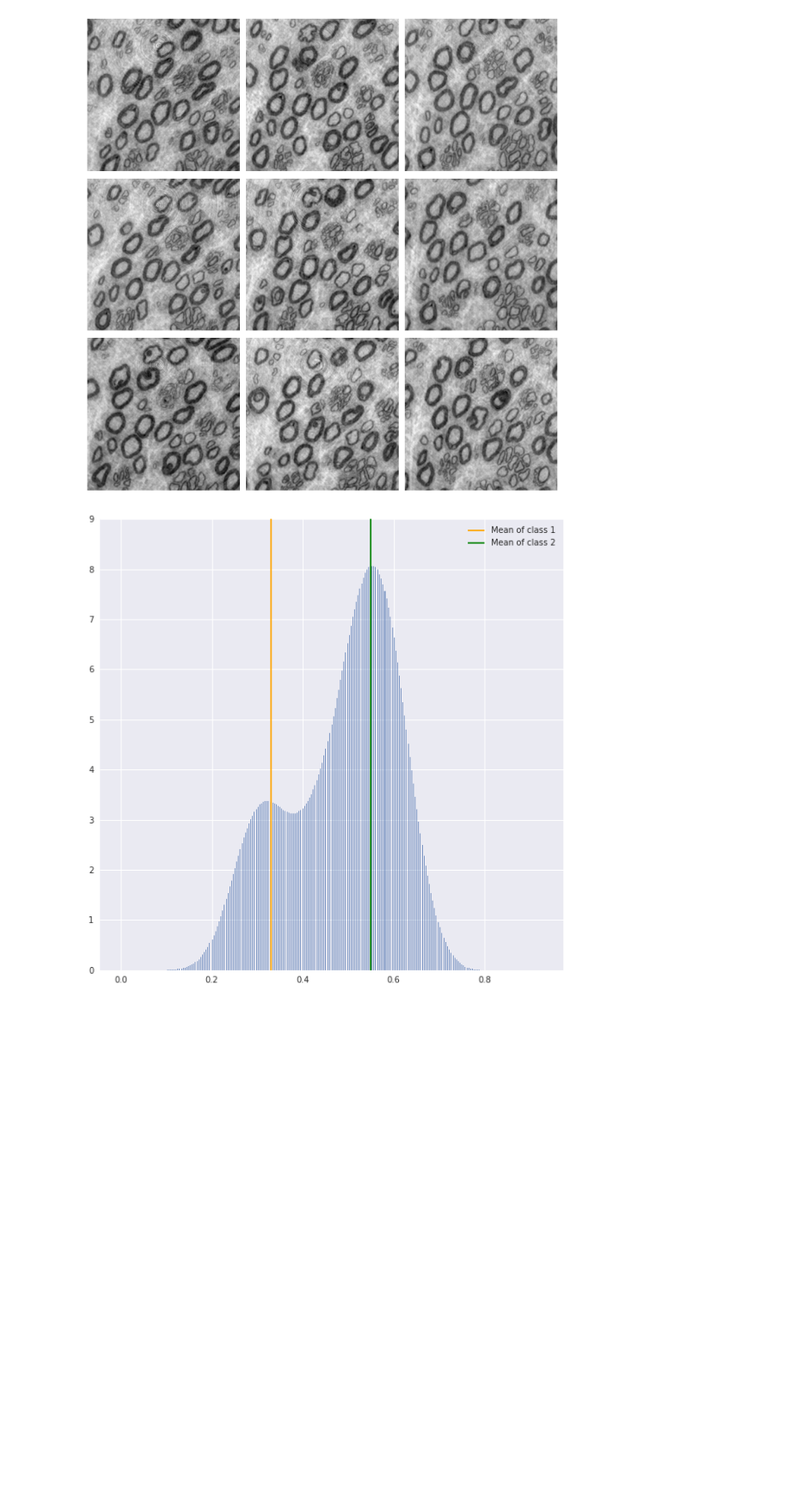
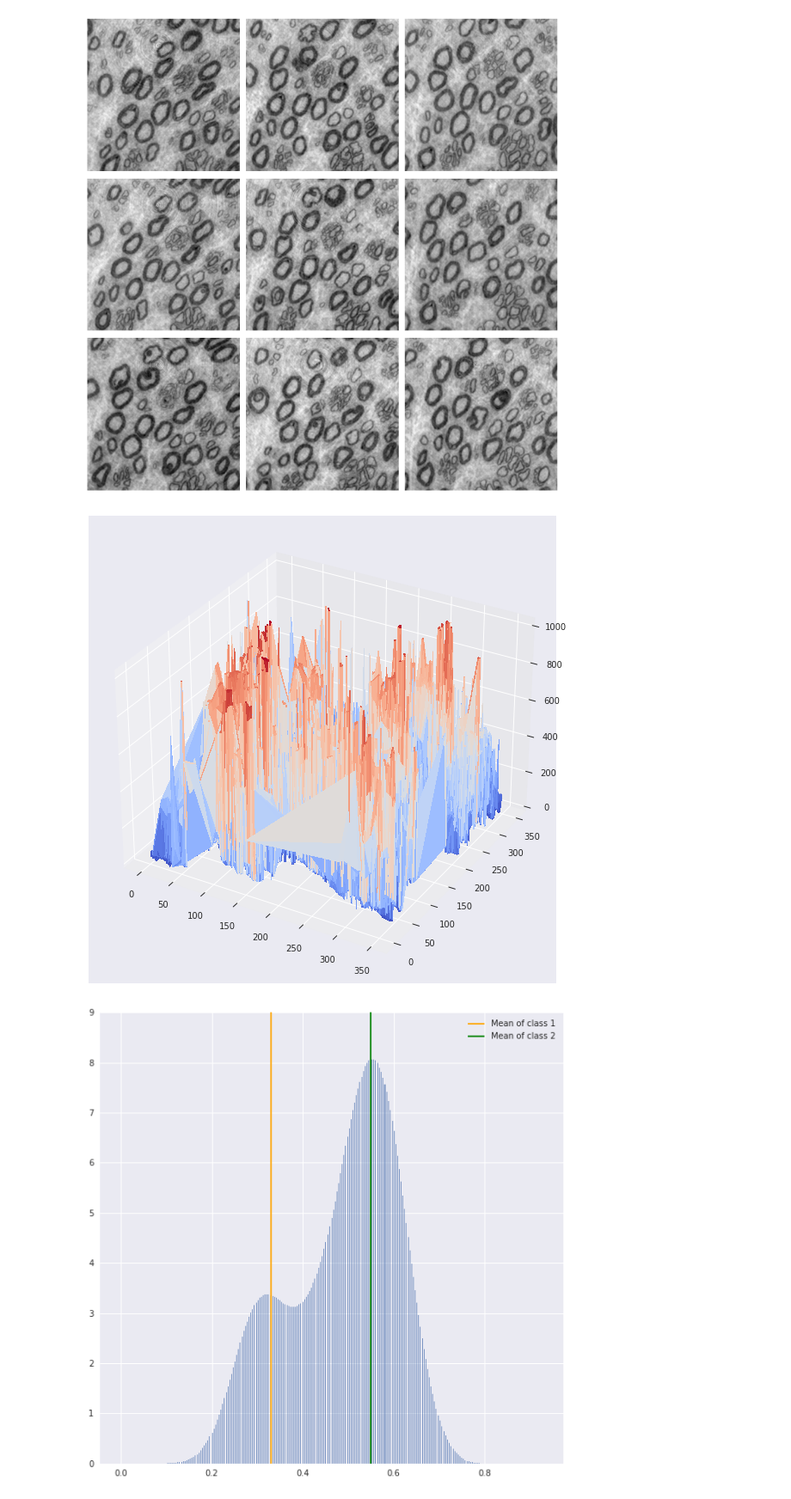
Before and after one commit to s183920/02506_Advanced_Image_Analysis_NerveSegmentation, a Jupyter notebook: MRF.ipynb, the cells around one changed output. Shown at 86% size. Saved outputs shown, nothing was run; the diff lists cells and outputs as text; code cells hidden in the pictures; blank space fills up the shorter version.

```diff
--- a/MRF.ipynb
+++ b/MRF.ipynb
@@ -59,6 +60,22 @@ for i in range(9):
 fig.tight_layout()
 # %% [output]
 [figure]
+# %%
+# !pip install plotly
+import numpy as np
+import matplotlib.pyplot as plt
+from matplotlib import cm
+# import plotly.graph_objects as go
+
+D = data < 0.2
+Z, X, Y = np.where(D)
+Z.shape, X.shape, Y.shape
+
+fig, ax = plt.subplots(figsize = (10,10), subplot_kw={"projection": "3d"})
+surf = ax.plot_trisurf(X, Y, Z.reshape(-1), cmap=cm.coolwarm,
+                       linewidth=0, antialiased=False)
+# %% [output]
+[figure, added]
 # %%
 # Intensity histogram
 
```
Also changed, not shown: parts of 1 cell of this notebook, 1 other file.
